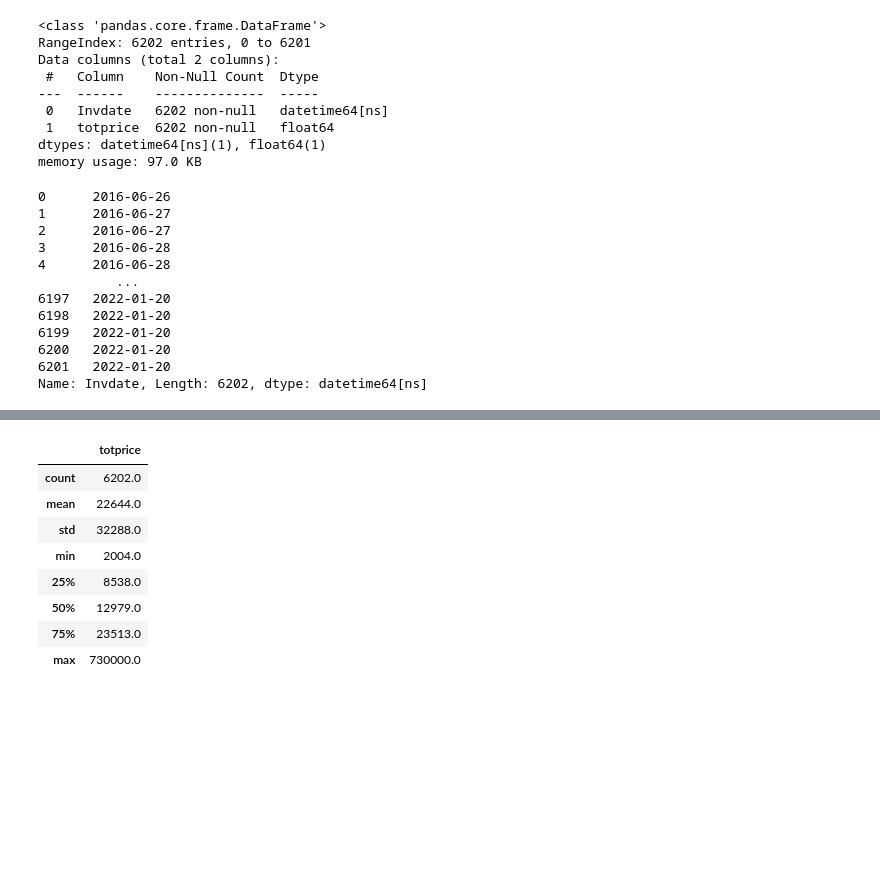
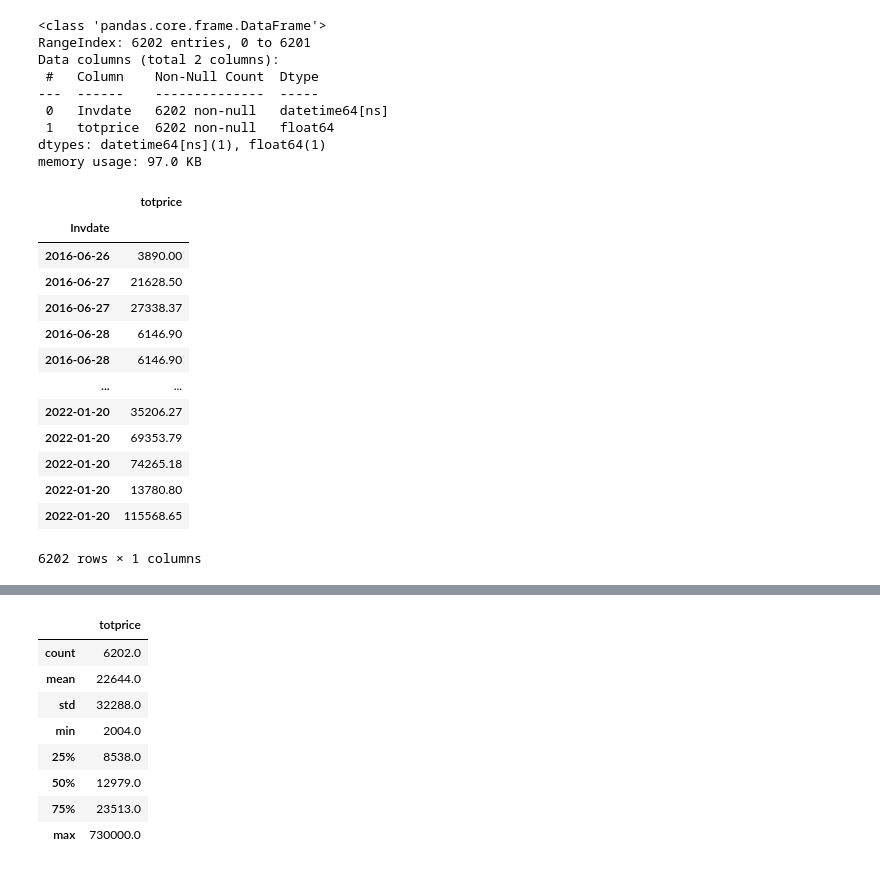
Before and after one commit to Keylla-Rodrigues/Forescasting-sales, a Jupyter notebook: Forecasting-salesV1.ipynb, the cells around one changed output, grey strips where cells are left out. Cells and saved outputs as stored; diff of their text form; code cells hidden in the pictures; blank space fills up the shorter version.

```diff
--- a/Forecasting-salesV1.ipynb
+++ b/Forecasting-salesV1.ipynb
@@ -75,18 +75,3 @@ Data columns (total 2 columns):
  1   totprice  6202 non-null   float64
 dtypes: datetime64[ns](1), float64(1)
 memory usage: 97.0 KB
-# %%
-pd.to_datetime(new_tab.Invdate)
-# %% [output]
-0      2016-06-26
-1      2016-06-27
-2      2016-06-27
-3      2016-06-28
-4      2016-06-28
-          ...
-6197   2022-01-20
-6198   2022-01-20
-6199   2022-01-20
-6200   2022-01-20
-6201   2022-01-20
-Name: Invdate, Length: 6202, dtype: datetime64[ns]
@@ -100,3 +78,19 @@ Name: Invdate, Length: 6202, dtype: datetime64[ns]
 # %%
-#agora transf essa nova coluna yearmonth para ser o indice
-#df.set_index("yearmonth", inplace=True)
+#Transformar a coluna Invdate para ser o indice (eixo x).
+
+new_tab.set_index("Invdate")
+# %% [output]
+|  | totprice |
+| Invdate |  |
+| 2016-06-26 | 3890.00 |
+| 2016-06-27 | 21628.50 |
+| 2016-06-27 | 27338.37 |
+| 2016-06-28 | 6146.90 |
+| 2016-06-28 | 6146.90 |
+| ... | ... |
+| 2022-01-20 | 35206.27 |
+| 2022-01-20 | 69353.79 |
+| 2022-01-20 | 74265.18 |
+| 2022-01-20 | 13780.80 |
+| 2022-01-20 | 115568.65 |
+6202 rows × 1 columns
```
Also changed, not shown: parts of 23 cells of this notebook.
